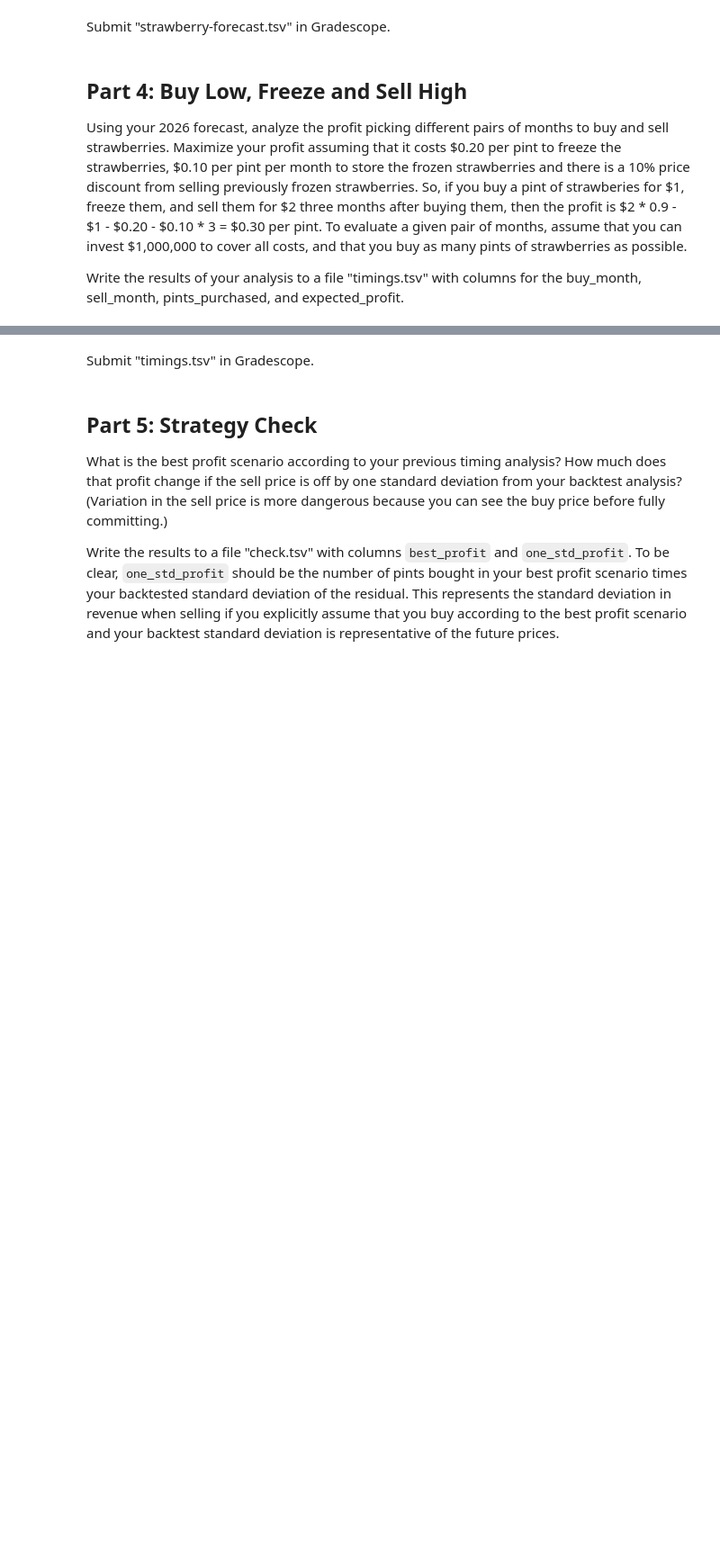
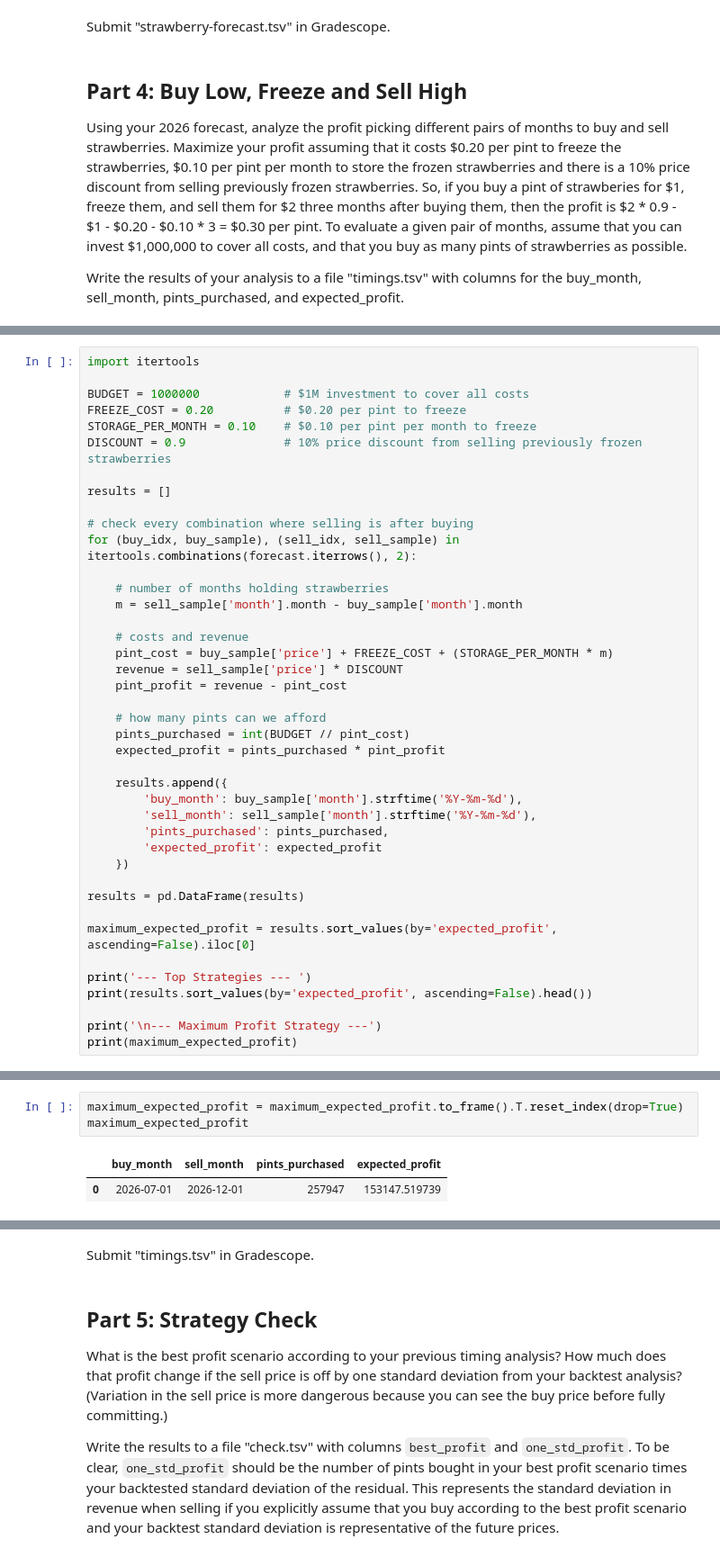
Before and after one commit to aidandig/dx704-project-02, a Jupyter notebook: dx704-project-02.ipynb, the cells around one changed output, grey strips where cells are left out. Shown at 90% size. Cells and saved outputs as stored; diff of their text form; blank space fills up the shorter version.

Commit message:
maximum profit strategy

```diff
--- a/dx704-project-02.ipynb
+++ b/dx704-project-02.ipynb
@@ -390,0 +401,41 @@ Ellipsis
+# %%
+import itertools
+
+BUDGET = 1000000            # $1M investment to cover all costs
+FREEZE_COST = 0.20          # $0.20 per pint to freeze
+STORAGE_PER_MONTH = 0.10    # $0.10 per pint per month to freeze
+DISCOUNT = 0.9              # 10% price discount from selling previously frozen strawberries
+
+results = []
+
+# check every combination where selling is after buying
+for (buy_idx, buy_sample), (sell_idx, sell_sample) in itertools.combinations(forecast.iterrows(), 2):
+
+    # number of months holding strawberries
+    m = sell_sample['month'].month - buy_sample['month'].month
+
+    # costs and revenue
+    pint_cost = buy_sample['price'] + FREEZE_COST + (STORAGE_PER_MONTH * m)
+    revenue = sell_sample['price'] * DISCOUNT
+    pint_profit = revenue - pint_cost
+
+    # how many pints can we afford
+    pints_purchased = int(BUDGET // pint_cost)
+    expected_profit = pints_purchased * pint_profit
+
+    results.append({
+        'buy_month': buy_sample['month'].strftime('%Y-%m-%d'),
+        'sell_month': sell_sample['month'].strftime('%Y-%m-%d'),
+        'pints_purchased': pints_purchased,
+        'expected_profit': expected_profit
+    })
+
+results = pd.DataFrame(results)
+
+maximum_expected_profit = results.sort_values(by='expected_profit', ascending=False).iloc[0]
+
+print('--- Top Strategies --- ')
+print(results.sort_values(by='expected_profit', ascending=False).head())
+
+print('\n--- Maximum Profit Strategy ---')
+print(maximum_expected_profit)
@@ -390,0 +457,6 @@ Ellipsis
+# %%
+maximum_expected_profit = maximum_expected_profit.to_frame().T.reset_index(drop=True)
+maximum_expected_profit
+# %% [output]
+|  | buy_month | sell_month | pints_purchased | expected_profit |
+| 0 | 2026-07-01 | 2026-12-01 | 257947 | 153147.519739 |
```
Also changed, not shown: parts of 4 cells of this notebook, 1 other file.
